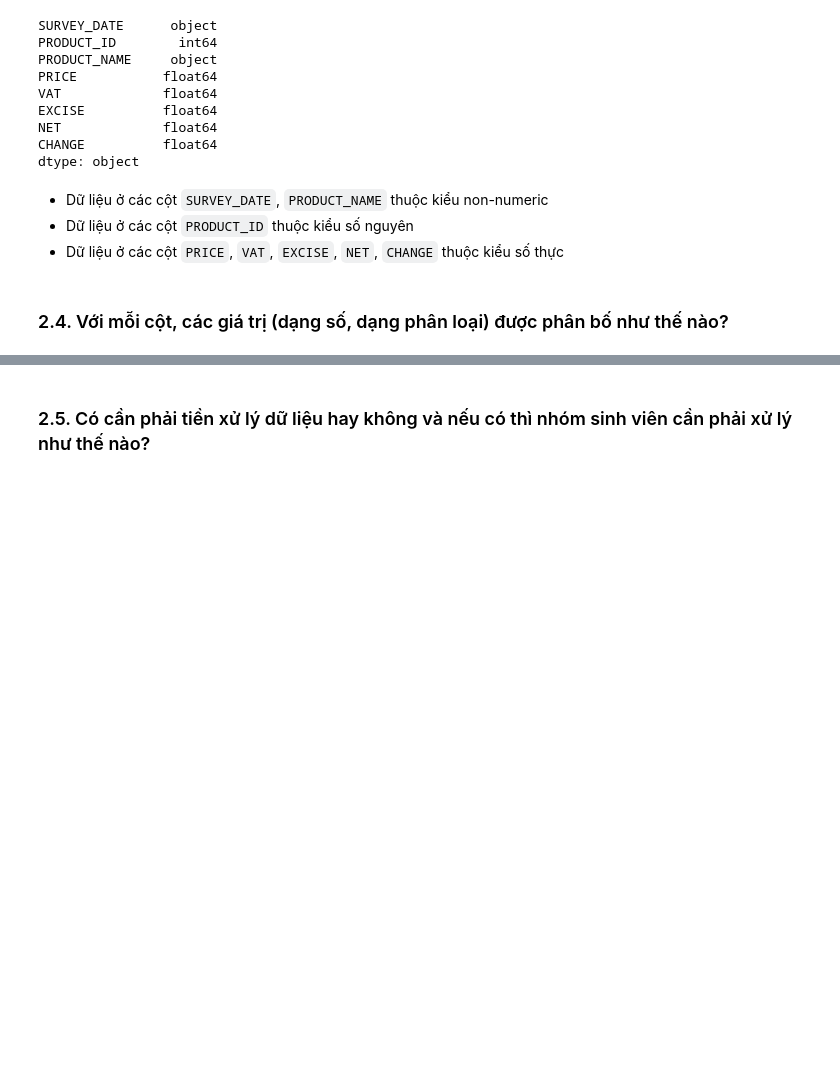
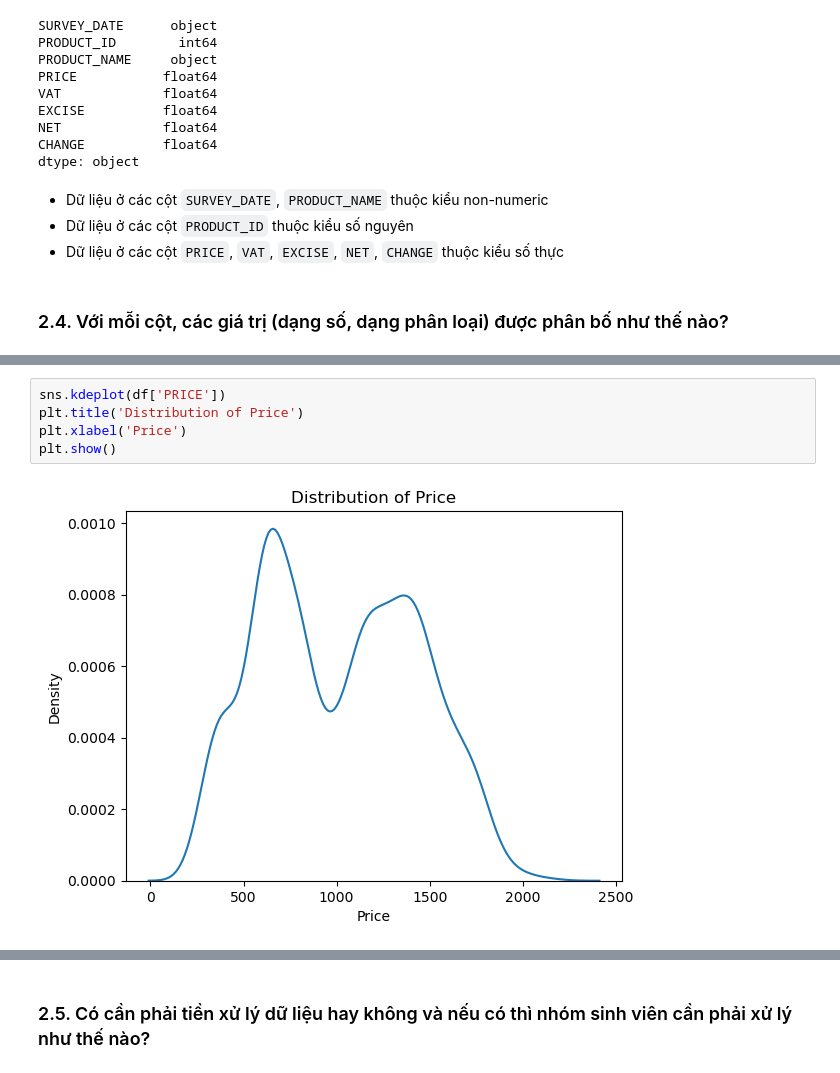
Before and after one commit to khangnl24112002/DataVisualization_Group02_Lab02, a Jupyter notebook: source_codes/main.ipynb, the cells around one changed output, grey strips where cells are left out. Cells and saved outputs as stored; diff of their text form; blank space fills up the shorter version.

```diff
--- a/source_codes/main.ipynb
+++ b/source_codes/main.ipynb
@@ -88,0 +99,7 @@ dtype: object
+# %%
+sns.kdeplot(df['PRICE'])
+plt.title('Distribution of Price')
+plt.xlabel('Price')
+plt.show()
+# %% [output]
+[figure, added]
```
Also changed, not shown: parts of 24 cells of this notebook.
